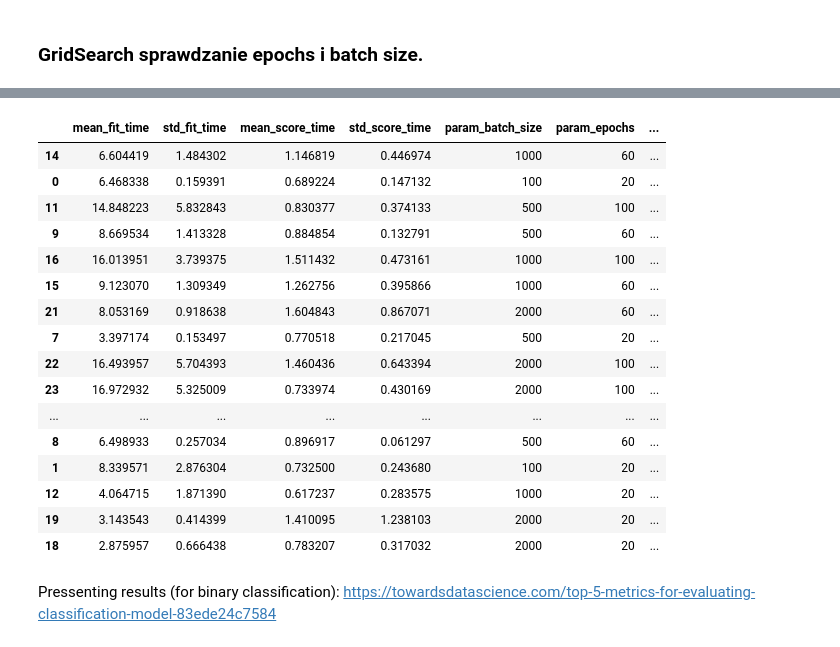
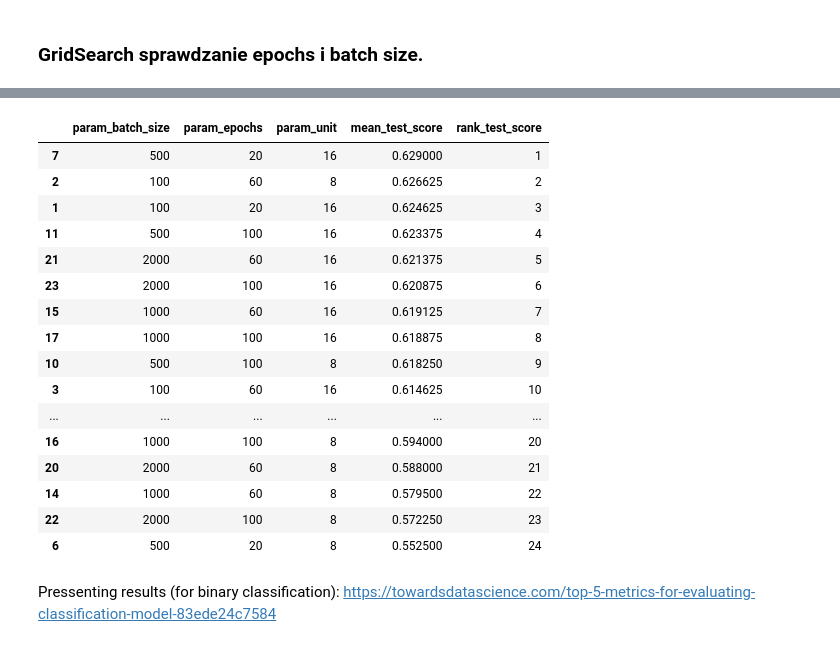
Before and after one commit to sebastiansukiennik01/NeuralNetworksProject, a Jupyter notebook: neuralNetworks.ipynb, the cells around one changed output, grey strips where cells are left out. Drawn from its saved outputs; the diff is of its cells as text; code cells hidden in the pictures.

```diff
--- a/neuralNetworks.ipynb
+++ b/neuralNetworks.ipynb
@@ -256,23 +371,23 @@ KeyboardInterrupt:
 # %%
-pd.DataFrame(grid_result.cv_results_).sort_values(by="rank_test_score")
+pd.DataFrame(grid_result.cv_results_).loc[:, ['param_batch_size', 'param_epochs', 'param_unit', 'mean_test_score', 'rank_test_score']].sort_values(by="rank_test_score")
 # %% [output]
-|  | mean_fit_time | std_fit_time | mean_score_time | std_score_time | param_batch_size | param_epochs | ... |
-| 14 | 6.604419 | 1.484302 | 1.146819 | 0.446974 | 1000 | 60 | ... |
-| 0 | 6.468338 | 0.159391 | 0.689224 | 0.147132 | 100 | 20 | ... |
-| 11 | 14.848223 | 5.832843 | 0.830377 | 0.374133 | 500 | 100 | ... |
-| 9 | 8.669534 | 1.413328 | 0.884854 | 0.132791 | 500 | 60 | ... |
-| 16 | 16.013951 | 3.739375 | 1.511432 | 0.473161 | 1000 | 100 | ... |
-| 15 | 9.123070 | 1.309349 | 1.262756 | 0.395866 | 1000 | 60 | ... |
-| 21 | 8.053169 | 0.918638 | 1.604843 | 0.867071 | 2000 | 60 | ... |
-| 7 | 3.397174 | 0.153497 | 0.770518 | 0.217045 | 500 | 20 | ... |
-| 22 | 16.493957 | 5.704393 | 1.460436 | 0.643394 | 2000 | 100 | ... |
-| 23 | 16.972932 | 5.325009 | 0.733974 | 0.430169 | 2000 | 100 | ... |
-| ... | ... | ... | ... | ... | ... | ... | ... |
-| 8 | 6.498933 | 0.257034 | 0.896917 | 0.061297 | 500 | 60 | ... |
-| 1 | 8.339571 | 2.876304 | 0.732500 | 0.243680 | 100 | 20 | ... |
-| 12 | 4.064715 | 1.871390 | 0.617237 | 0.283575 | 1000 | 20 | ... |
-| 19 | 3.143543 | 0.414399 | 1.410095 | 1.238103 | 2000 | 20 | ... |
-| 18 | 2.875957 | 0.666438 | 0.783207 | 0.317032 | 2000 | 20 | ... |
+|  | param_batch_size | param_epochs | param_unit | mean_test_score | rank_test_score |
+| 7 | 500 | 20 | 16 | 0.629000 | 1 |
+| 2 | 100 | 60 | 8 | 0.626625 | 2 |
+| 1 | 100 | 20 | 16 | 0.624625 | 3 |
+| 11 | 500 | 100 | 16 | 0.623375 | 4 |
+| 21 | 2000 | 60 | 16 | 0.621375 | 5 |
+| 23 | 2000 | 100 | 16 | 0.620875 | 6 |
+| 15 | 1000 | 60 | 16 | 0.619125 | 7 |
+| 17 | 1000 | 100 | 16 | 0.618875 | 8 |
+| 10 | 500 | 100 | 8 | 0.618250 | 9 |
+| 3 | 100 | 60 | 16 | 0.614625 | 10 |
+| ... | ... | ... | ... | ... | ... |
+| 16 | 1000 | 100 | 8 | 0.594000 | 20 |
+| 20 | 2000 | 60 | 8 | 0.588000 | 21 |
+| 14 | 1000 | 60 | 8 | 0.579500 | 22 |
+| 22 | 2000 | 100 | 8 | 0.572250 | 23 |
+| 6 | 500 | 20 | 8 | 0.552500 | 24 |
 # %% [markdown]
 Pressenting results (for binary classification): https://towardsdatascience.com/top-5-metrics-for-evaluating-classification-model-83ede24c7584
 # %% [markdown]
```
Also changed, not shown: parts of 5 cells of this notebook, 2 other files.
